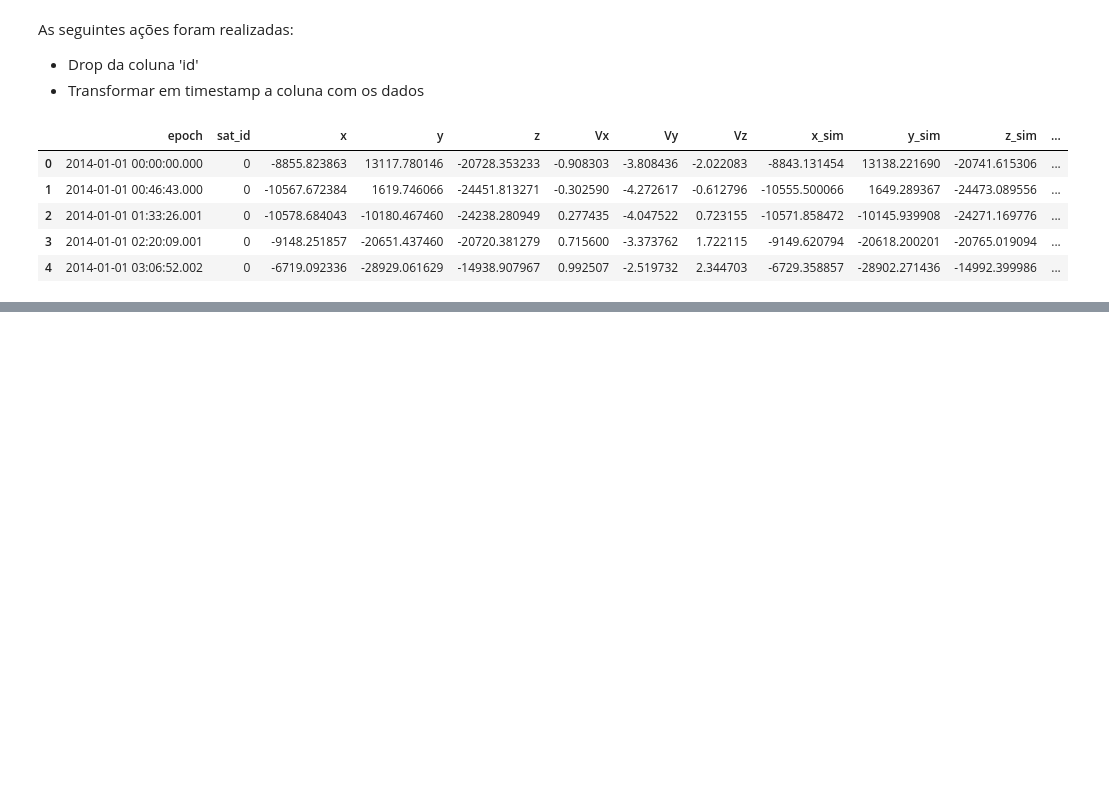
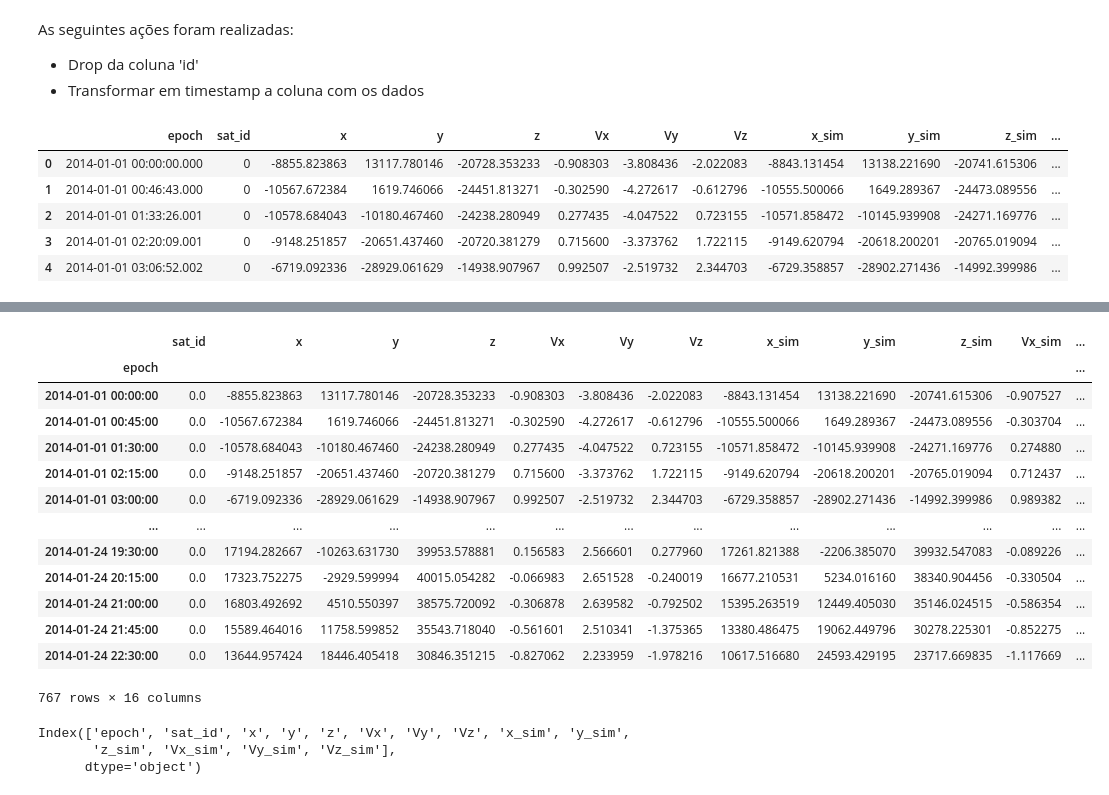
Before and after one commit to camilabga/positions-satellites, a Jupyter notebook: notebooks/00_analise_dados.ipynb, the cells around one changed output, grey strips where cells are left out. Cells and saved outputs as stored; diff of their text form; code cells hidden in the pictures; blank space fills up the shorter version.

```diff
--- a/notebooks/00_analise_dados.ipynb
+++ b/notebooks/00_analise_dados.ipynb
@@ -39,0 +96,55 @@ df.head()
+# %%
+map_df = {}
+for sat_id in df['sat_id'].unique():
+    map_df[sat_id] = df[df['sat_id'] == sat_id].copy()
+    map_df[sat_id] = map_df[sat_id].set_index('epoch')
+    map_df[sat_id].sort_index(inplace=True)
+    map_df[sat_id] = map_df[sat_id].resample('45min').mean()
+    map_df[sat_id] = map_df[sat_id].interpolate()
+
+#     map_df[erp_name]['MM_PE_5'] = map_df[erp_name]['pressao_de_entrada'].rolling('15min').mean()
+#     map_df[erp_name]['MM_PE_8'] = map_df[erp_name]['pressao_de_entrada'].rolling('25min').mean()
+#     map_df[erp_name]['MM_PE_13'] = map_df[erp_name]['pressao_de_entrada'].rolling('40min').mean()
+
+#     map_with_erp_df[erp_name]['STD_PE_5'] = map_with_erp_df[erp_name]['pressao_de_entrada'].rolling('15min').std()
+#     map_with_erp_df[erp_name]['STD_PE_8'] = map_with_erp_df[erp_name]['pressao_de_entrada'].rolling('25min').std()
+#     map_with_erp_df[erp_name]['STD_PE_13'] = map_with_erp_df[erp_name]['pressao_de_entrada'].rolling('40min').std()
+
+#     map_with_erp_df[erp_name]['dP'] = map_with_erp_df[erp_name]['pressao_de_saida'] - map_with_erp_df[erp_name]['pressao_de_entrada']
+
+#     map_with_erp_df[erp_name]['MM_dP_5'] = map_with_erp_df[erp_name]['dP'].rolling('15min').mean()
+#     map_with_erp_df[erp_name]['MM_dP_8'] = map_with_erp_df[erp_name]['dP'].rolling('25min').mean()
+#     map_with_erp_df[erp_name]['MM_dP_13'] = map_with_erp_df[erp_name]['dP'].rolling('40min').mean()
+
+#     map_with_erp_df[erp_name]['STD_dP_5'] = map_with_erp_df[erp_name]['dP'].rolling('15min').std()
+#     map_with_erp_df[erp_name]['STD_dP_8'] = map_with_erp_df[erp_name]['dP'].rolling('25min').std()
+#     map_with_erp_df[erp_name]['STD_dP_13'] = map_with_erp_df[erp_name]['dP'].rolling('40min').std()
+
+    map_df[sat_id]['x_next'] = map_df[sat_id]['x'].shift(periods=-1)
+    map_df[sat_id]['y_next'] = map_df[sat_id]['y'].shift(periods=-1)
+    map_df[sat_id]['z_next'] = map_df[sat_id]['z'].shift(periods=-1)
+
+    map_df[sat_id].dropna(inplace =True)
+# %%
+map_df[0]
+# %% [output]
+|  | sat_id | x | y | z | Vx | Vy | Vz | x_sim | y_sim | z_sim | Vx_sim | ... |
+| epoch |  |  |  |  |  |  |  |  |  |  |  | ... |
+| 2014-01-01 00:00:00 | 0.0 | -8855.823863 | 13117.780146 | -20728.353233 | -0.908303 | -3.808436 | -2.022083 | -8843.131454 | 13138.221690 | -20741.615306 | -0.907527 | ... |
+| 2014-01-01 00:45:00 | 0.0 | -10567.672384 | 1619.746066 | -24451.813271 | -0.302590 | -4.272617 | -0.612796 | -10555.500066 | 1649.289367 | -24473.089556 | -0.303704 | ... |
+| 2014-01-01 01:30:00 | 0.0 | -10578.684043 | -10180.467460 | -24238.280949 | 0.277435 | -4.047522 | 0.723155 | -10571.858472 | -10145.939908 | -24271.169776 | 0.274880 | ... |
+| 2014-01-01 02:15:00 | 0.0 | -9148.251857 | -20651.437460 | -20720.381279 | 0.715600 | -3.373762 | 1.722115 | -9149.620794 | -20618.200201 | -20765.019094 | 0.712437 | ... |
+| 2014-01-01 03:00:00 | 0.0 | -6719.092336 | -28929.061629 | -14938.907967 | 0.992507 | -2.519732 | 2.344703 | -6729.358857 | -28902.271436 | -14992.399986 | 0.989382 | ... |
+| ... | ... | ... | ... | ... | ... | ... | ... | ... | ... | ... | ... | ... |
+| 2014-01-24 19:30:00 | 0.0 | 17194.282667 | -10263.631730 | 39953.578881 | 0.156583 | 2.566601 | 0.277960 | 17261.821388 | -2206.385070 | 39932.547083 | -0.089226 | ... |
+| 2014-01-24 20:15:00 | 0.0 | 17323.752275 | -2929.599994 | 40015.054282 | -0.066983 | 2.651528 | -0.240019 | 16677.210531 | 5234.016160 | 38340.904456 | -0.330504 | ... |
+| 2014-01-24 21:00:00 | 0.0 | 16803.492692 | 4510.550397 | 38575.720092 | -0.306878 | 2.639582 | -0.792502 | 15395.263519 | 12449.405030 | 35146.024515 | -0.586354 | ... |
+| 2014-01-24 21:45:00 | 0.0 | 15589.464016 | 11758.599852 | 35543.718040 | -0.561601 | 2.510341 | -1.375365 | 13380.486475 | 19062.449796 | 30278.225301 | -0.852275 | ... |
+| 2014-01-24 22:30:00 | 0.0 | 13644.957424 | 18446.405418 | 30846.351215 | -0.827062 | 2.233959 | -1.978216 | 10617.516680 | 24593.429195 | 23717.669835 | -1.117669 | ... |
+767 rows × 16 columns
+# %%
+df.columns
+# %% [output]
+Index(['epoch', 'sat_id', 'x', 'y', 'z', 'Vx', 'Vy', 'Vz', 'x_sim', 'y_sim',
+       'z_sim', 'Vx_sim', 'Vy_sim', 'Vz_sim'],
+      dtype='object')
```
Also changed, not shown: parts of 12 cells of this notebook.
